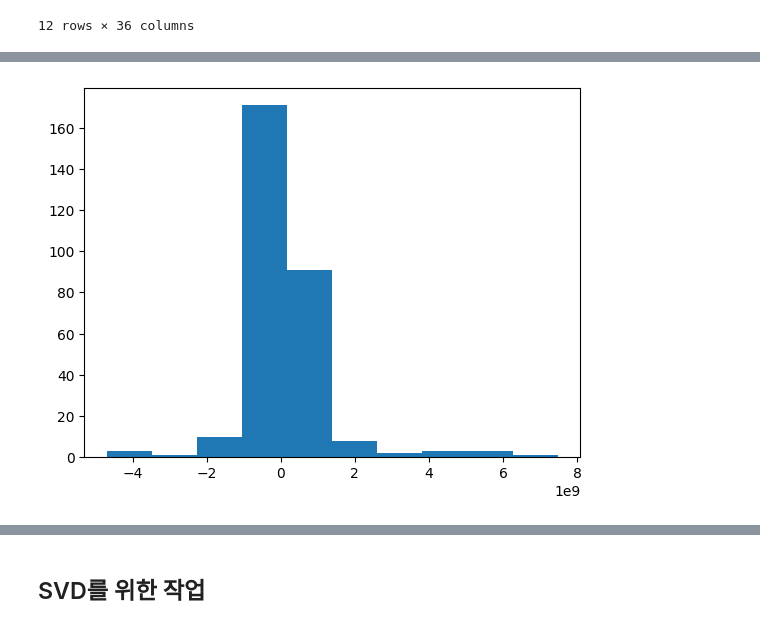
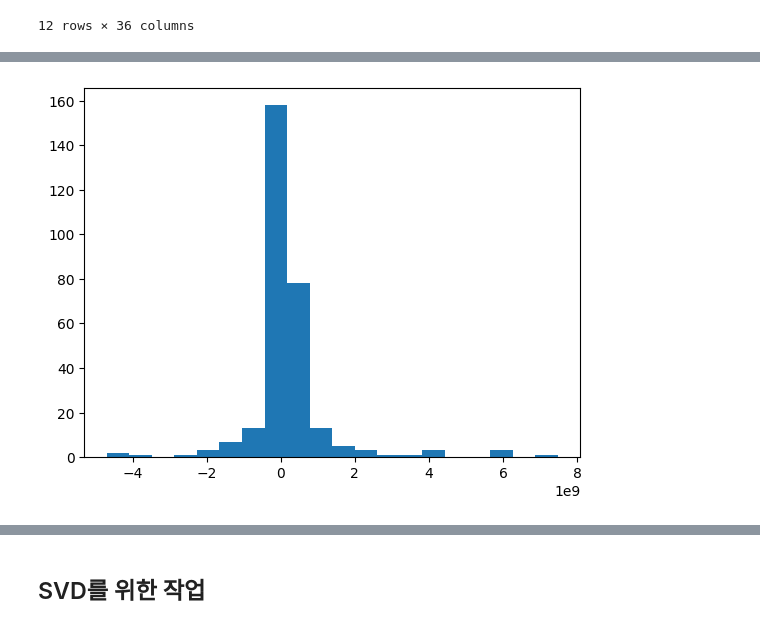
Before and after one commit to nyeokinyeoki/Gym_zalabim, a Jupyter notebook: ipynb/hospital.ipynb, the cells around one changed output, grey strips where cells are left out. Saved outputs shown, nothing was run; the diff lists cells and outputs as text; code cells hidden in the pictures.

Commit message:
try making subplot of histogram

```diff
--- a/ipynb/hospital.ipynb
+++ b/ipynb/hospital.ipynb
@@ -541,6 +575,6 @@ df_join_clst.groupby("NumberOfCluster", axis=0).min()
 # %%
-plt.hist(df_clst["profit1"])
+plt.hist(df_clst["profit1"], bins=20)
 
 plt.show()
 # %% [output]
-[figure, old version]
+[figure, new version]
```
Also changed, not shown: parts of 5 cells of this notebook.
